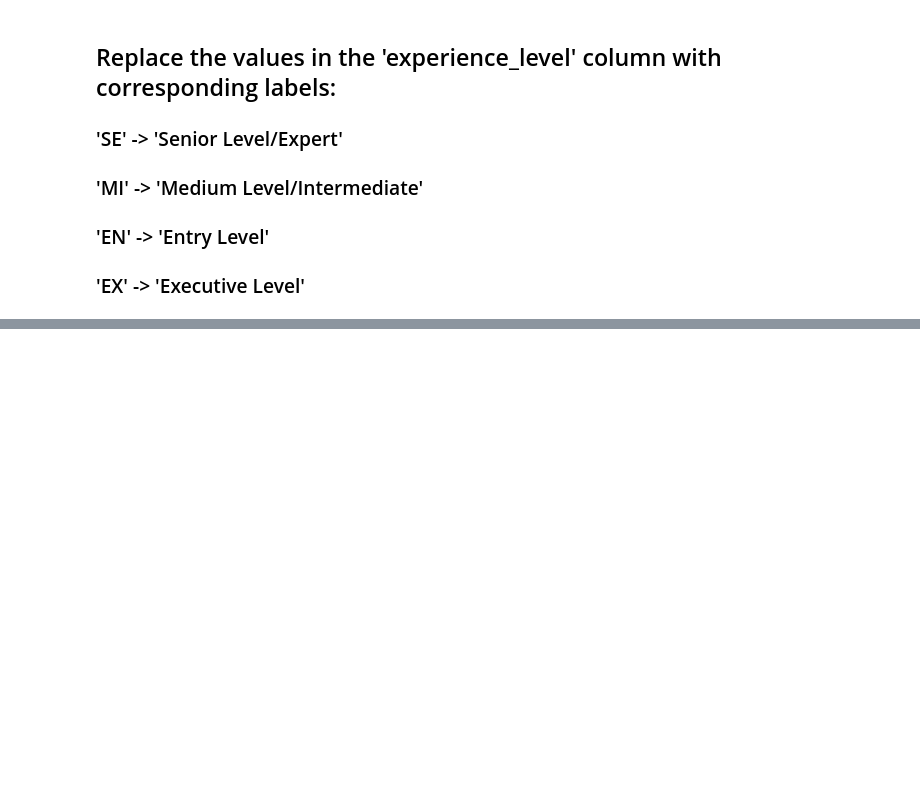
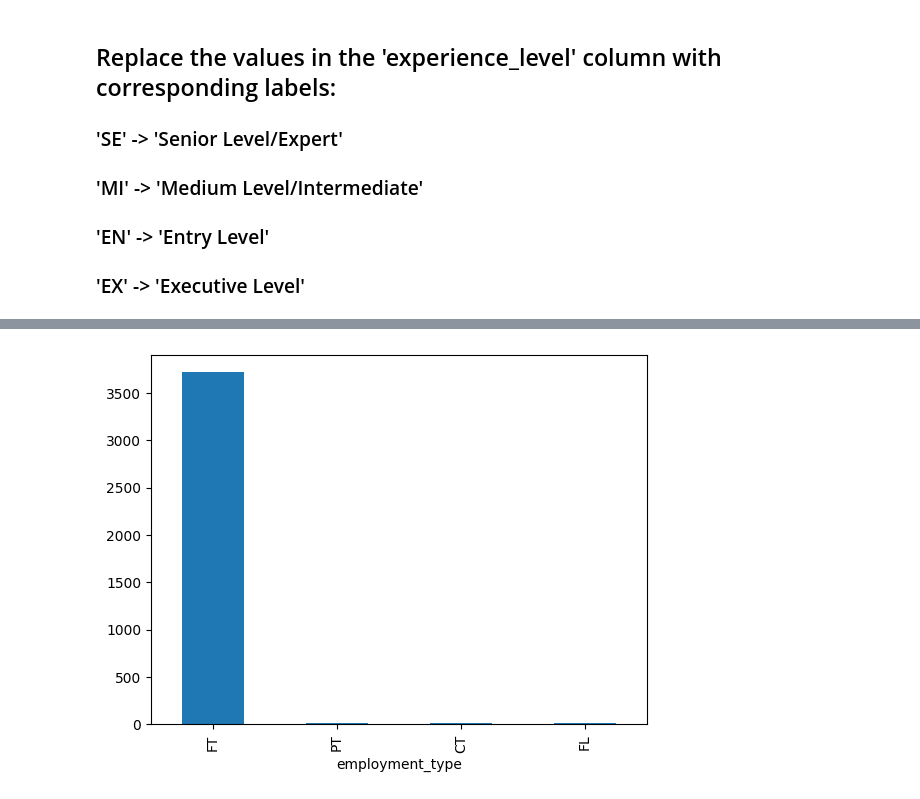
Before and after one commit to NotAScratch/Data-Science-Salary-Analysis, a Jupyter notebook: analysis.ipynb, the cells around one changed output, grey strips where cells are left out. Drawn from its saved outputs; the diff is of its cells as text; code cells hidden in the pictures; blank space fills up the shorter version.

```diff
--- a/analysis.ipynb
+++ b/analysis.ipynb
@@ -160,0 +164,5 @@ df.head()
+# %%
+# Plotting the count of each job title
+df['employment_type'].value_counts().plot(kind='bar');
+# %% [output]
+[figure, added]
```
Also changed, not shown: parts of 5 cells of this notebook.
